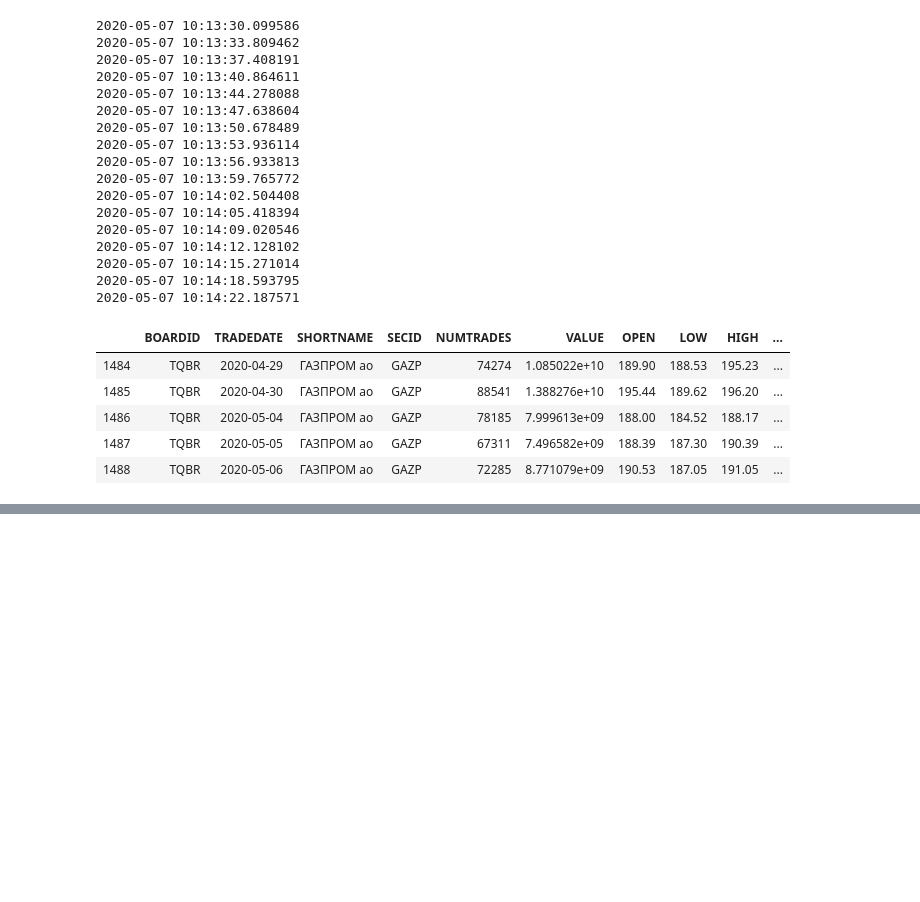
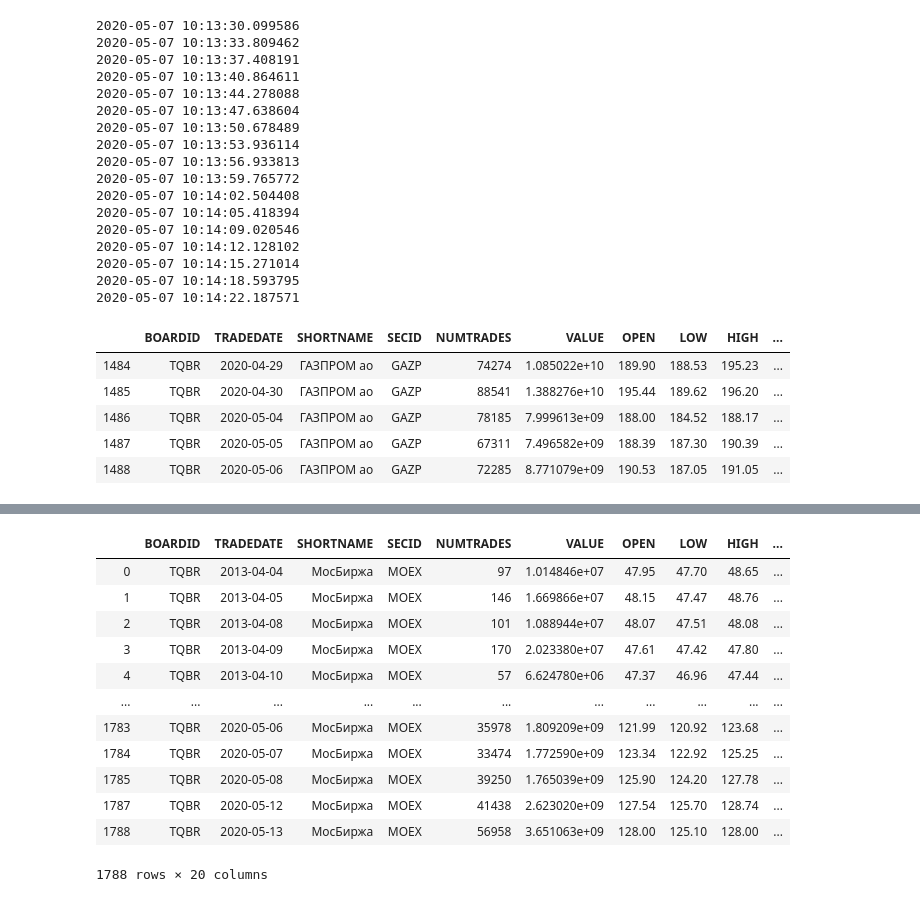
Before and after one commit to inikishin/Pandora, a Jupyter notebook: Notebooks/MOEX API.ipynb, the cells around one changed output, grey strips where cells are left out. Saved outputs shown, nothing was run; the diff lists cells and outputs as text; code cells hidden in the pictures; blank space fills up the shorter version.

```diff
--- a/Notebooks/MOEX API.ipynb
+++ b/Notebooks/MOEX API.ipynb
@@ -492,0 +565,9 @@ history_data.to_csv('./data/' + ticker + '_data.csv')
+# %%
+ticker = 'MOEX'
+
+history_df = pd.read_csv('./data/' + ticker + '_data.csv')
+max_date = str(pd.to_datetime(history_df.TRADEDATE).max())[:10]
+history_df.TRADEDATE = pd.to_datetime(history_df.TRADEDATE)
+history_df.drop(labels='Unnamed: 0', axis=1, inplace=True)
+print(max_date)
+history_df.tail()
@@ -492,0 +640,21 @@ history_data.to_csv('./data/' + ticker + '_data.csv')
+# %%
+#history_df = pd.read_csv('./data/' + ticker + '_data.csv')
+result = pd.concat([history_df, history_data])
+result.reset_index(inplace=True)
+result.drop('index', axis=1, inplace=True)
+result.drop_duplicates(inplace=True)
+result
+# %% [output]
+|  | BOARDID | TRADEDATE | SHORTNAME | SECID | NUMTRADES | VALUE | OPEN | LOW | HIGH | ... |
+| 0 | TQBR | 2013-04-04 | МосБиржа | MOEX | 97 | 1.014846e+07 | 47.95 | 47.70 | 48.65 | ... |
+| 1 | TQBR | 2013-04-05 | МосБиржа | MOEX | 146 | 1.669866e+07 | 48.15 | 47.47 | 48.76 | ... |
+| 2 | TQBR | 2013-04-08 | МосБиржа | MOEX | 101 | 1.088944e+07 | 48.07 | 47.51 | 48.08 | ... |
+| 3 | TQBR | 2013-04-09 | МосБиржа | MOEX | 170 | 2.023380e+07 | 47.61 | 47.42 | 47.80 | ... |
+| 4 | TQBR | 2013-04-10 | МосБиржа | MOEX | 57 | 6.624780e+06 | 47.37 | 46.96 | 47.44 | ... |
+| ... | ... | ... | ... | ... | ... | ... | ... | ... | ... | ... |
+| 1783 | TQBR | 2020-05-06 | МосБиржа | MOEX | 35978 | 1.809209e+09 | 121.99 | 120.92 | 123.68 | ... |
+| 1784 | TQBR | 2020-05-07 | МосБиржа | MOEX | 33474 | 1.772590e+09 | 123.34 | 122.92 | 125.25 | ... |
+| 1785 | TQBR | 2020-05-08 | МосБиржа | MOEX | 39250 | 1.765039e+09 | 125.90 | 124.20 | 127.78 | ... |
+| 1787 | TQBR | 2020-05-12 | МосБиржа | MOEX | 41438 | 2.623020e+09 | 127.54 | 125.70 | 128.74 | ... |
+| 1788 | TQBR | 2020-05-13 | МосБиржа | MOEX | 56958 | 3.651063e+09 | 128.00 | 125.10 | 128.00 | ... |
+1788 rows × 20 columns
```
Also changed, not shown: parts of 8 cells of this notebook, 12 other files.
